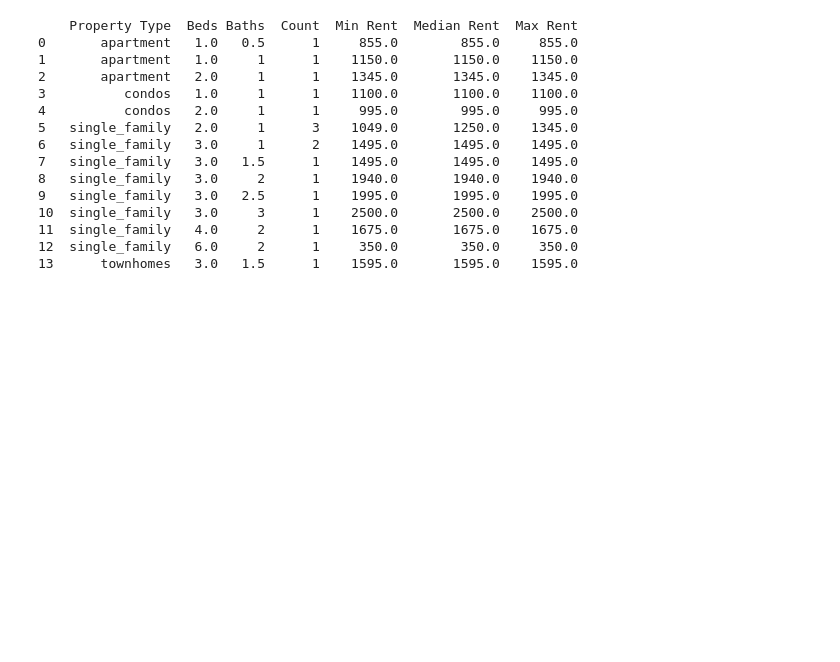
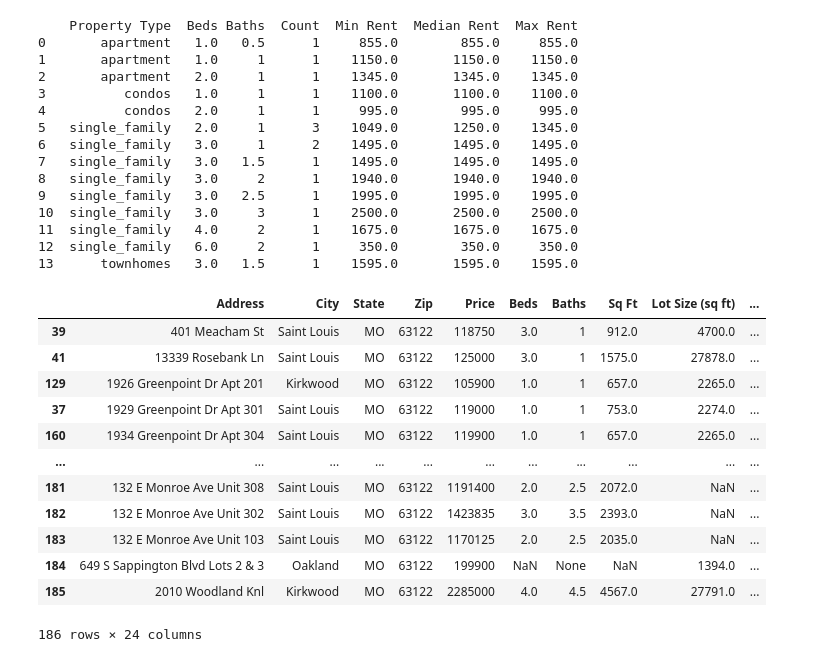
Before and after one commit to JConn99/RealtorAPI, a Jupyter notebook: RealtorAPI.ipynb, the cells around one changed output. Drawn from its saved outputs; the diff is of its cells as text; code cells hidden in the pictures; blank space fills up the shorter version.

Commit message:
Added in For Sale Information and sorted by Cap Rate

```diff
--- a/RealtorAPI.ipynb
+++ b/RealtorAPI.ipynb
@@ -701,6 +712,45 @@ print(rent_summary)
 11  single_family   4.0     2      1    1675.0       1675.0    1675.0
 12  single_family   6.0     2      1     350.0        350.0     350.0
 13      townhomes   3.0   1.5      1    1595.0       1595.0    1595.0
+# %%
+# Then perform the left join to keep all rows from df
+result_df_test = df.merge(
+    rent_summary[['Property Type', 'Beds', 'Baths', 'Median Rent']],
+    on=['Property Type', 'Beds', 'Baths'],
+    how='left'
+)
+# %%
+# 1. Create Estimated Annual Rent column
+result_df_test['Estimated Annual Rent'] = result_df_test['Median Rent'] * 12
+
+# 2. Create Projected Expenses column
+result_df_test['Projected Expenses'] = result_df_test['Estimated Annual Rent'] * 0.4
+
+# 3. Create NOI (Net Operating Income) column
+result_df_test['NOI'] = result_df_test['Estimated Annual Rent'] - result_df_test['Projected Expenses']
+
+# 4. Create Cap Rate column (as a percentage)
+# Note: Using the Price column from the original df as Sale Price
+result_df_test['Cap Rate'] = 100 * result_df_test['NOI'] / result_df_test['Price']
+
+# Sort by Cap Rate in descending order (highest first)
+result_df_test = result_df_test.sort_values(by='Cap Rate', ascending=False)
+# %%
+result_df_test
+# %% [output]
+|  | Address | City | State | Zip | Price | Beds | Baths | Sq Ft | Lot Size (sq ft) | ... |
+| 39 | 401 Meacham St | Saint Louis | MO | 63122 | 118750 | 3.0 | 1 | 912.0 | 4700.0 | ... |
+| 41 | 13339 Rosebank Ln | Saint Louis | MO | 63122 | 125000 | 3.0 | 1 | 1575.0 | 27878.0 | ... |
+| 129 | 1926 Greenpoint Dr Apt 201 | Kirkwood | MO | 63122 | 105900 | 1.0 | 1 | 657.0 | 2265.0 | ... |
+| 37 | 1929 Greenpoint Dr Apt 301 | Saint Louis | MO | 63122 | 119000 | 1.0 | 1 | 753.0 | 2274.0 | ... |
+| 160 | 1934 Greenpoint Dr Apt 304 | Saint Louis | MO | 63122 | 119900 | 1.0 | 1 | 657.0 | 2265.0 | ... |
+| ... | ... | ... | ... | ... | ... | ... | ... | ... | ... | ... |
+| 181 | 132 E Monroe Ave Unit 308 | Saint Louis | MO | 63122 | 1191400 | 2.0 | 2.5 | 2072.0 | NaN | ... |
+| 182 | 132 E Monroe Ave Unit 302 | Saint Louis | MO | 63122 | 1423835 | 3.0 | 3.5 | 2393.0 | NaN | ... |
+| 183 | 132 E Monroe Ave Unit 103 | Saint Louis | MO | 63122 | 1170125 | 2.0 | 2.5 | 2035.0 | NaN | ... |
+| 184 | 649 S Sappington Blvd Lots 2 & 3 | Oakland | MO | 63122 | 199900 | NaN | None | NaN | 1394.0 | ... |
+| 185 | 2010 Woodland Knl | Kirkwood | MO | 63122 | 2285000 | 4.0 | 4.5 | 4567.0 | 27791.0 | ... |
+186 rows × 24 columns
 # %%
 import streamlit as st
 from streamlit_jupyter import StreamlitPatcher
```
Also changed, not shown: parts of 3 cells of this notebook, 3 other files.
